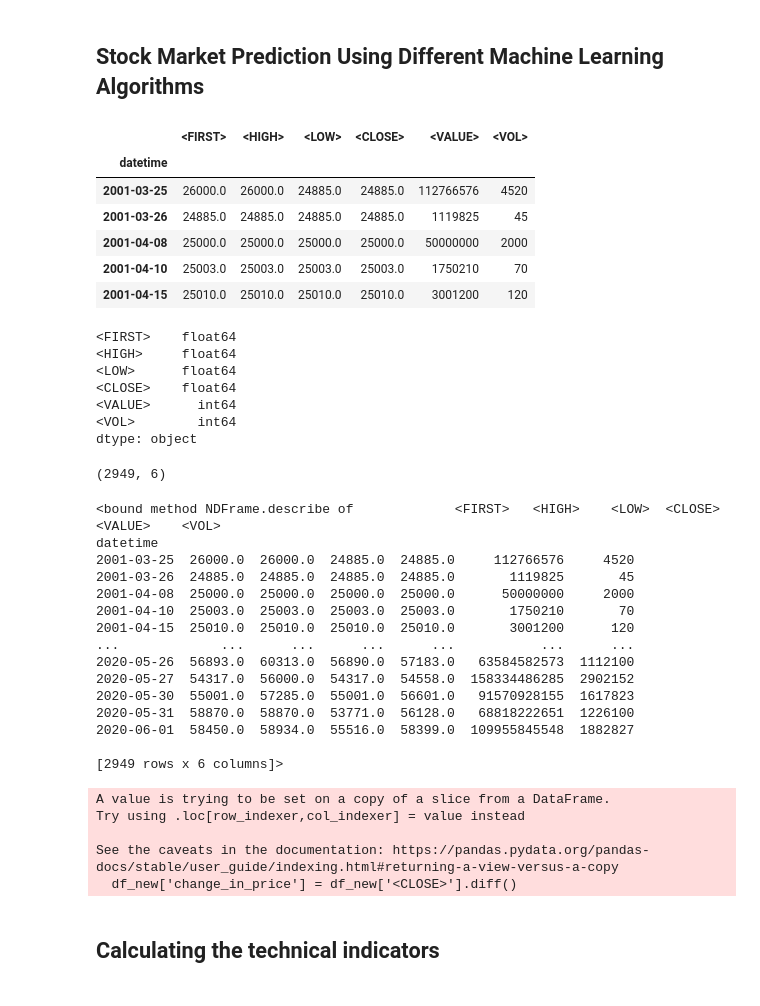
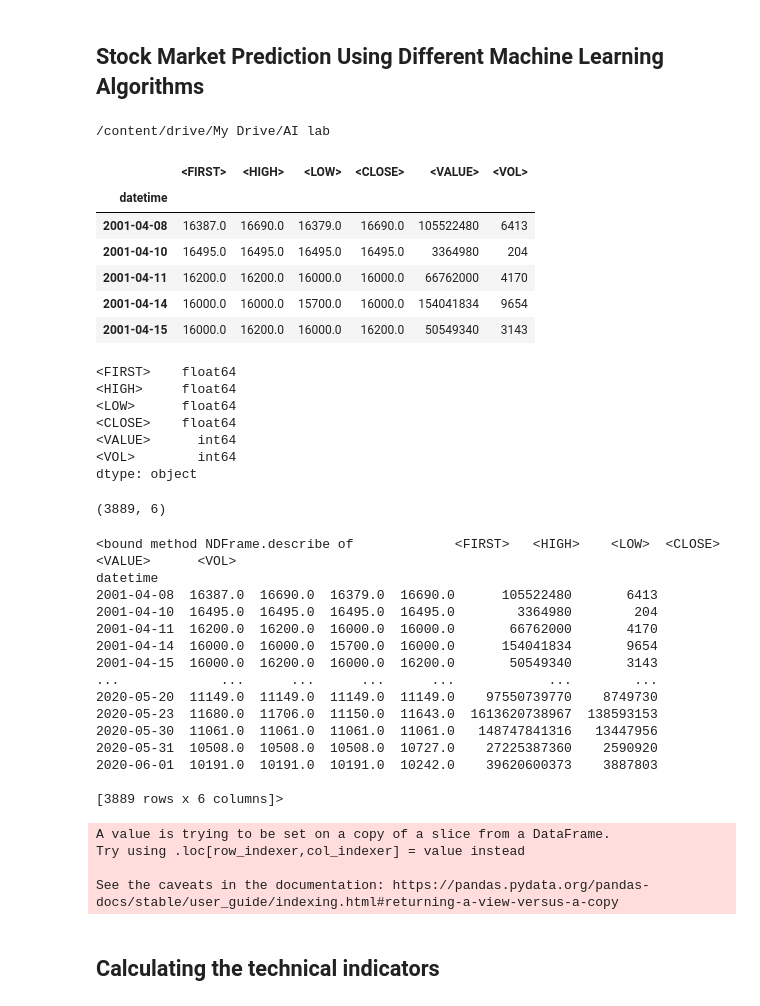
Before and after one commit to Devanshi-123/stock_market_prediction, a Jupyter notebook: Stock_Market_Prediction.ipynb, the cells around one changed output. Saved outputs shown, nothing was run; the diff lists cells and outputs as text; code cells hidden in the pictures.

```diff
--- a/Stock_Market_Prediction.ipynb
+++ b/Stock_Market_Prediction.ipynb
@@ -7,22 +7,26 @@ import numpy as np
 
 import matplotlib.pyplot as plt
 %matplotlib inline
+# %%
+cd /content/drive/My Drive/AI lab
+# %% [output]
+/content/drive/My Drive/AI lab
 # %%
 #Importing the dataset
-df=pd.read_csv("Stock_ABDI1.csv")
+df=pd.read_csv("Stock_ZMYD1.csv")
 df['datetime'] = pd.to_datetime(df['<DTYYYYMMDD>'], format='%Y%m%d')
 df.index = df['datetime']
 df.dropna()
 df_new = df[["<FIRST>","<HIGH>","<LOW>","<CLOSE>","<VALUE>","<VOL>"]]
 df_new.head()
 # %% [output]
 |  | <FIRST> | <HIGH> | <LOW> | <CLOSE> | <VALUE> | <VOL> |
 | datetime |  |  |  |  |  |  |
-| 2001-03-25 | 26000.0 | 26000.0 | 24885.0 | 24885.0 | 112766576 | 4520 |
-| 2001-03-26 | 24885.0 | 24885.0 | 24885.0 | 24885.0 | 1119825 | 45 |
-| 2001-04-08 | 25000.0 | 25000.0 | 25000.0 | 25000.0 | 50000000 | 2000 |
-| 2001-04-10 | 25003.0 | 25003.0 | 25003.0 | 25003.0 | 1750210 | 70 |
-| 2001-04-15 | 25010.0 | 25010.0 | 25010.0 | 25010.0 | 3001200 | 120 |
+| 2001-04-08 | 16387.0 | 16690.0 | 16379.0 | 16690.0 | 105522480 | 6413 |
+| 2001-04-10 | 16495.0 | 16495.0 | 16495.0 | 16495.0 | 3364980 | 204 |
+| 2001-04-11 | 16200.0 | 16200.0 | 16000.0 | 16000.0 | 66762000 | 4170 |
+| 2001-04-14 | 16000.0 | 16000.0 | 15700.0 | 16000.0 | 154041834 | 9654 |
+| 2001-04-15 | 16000.0 | 16200.0 | 16000.0 | 16200.0 | 50549340 | 3143 |
 # %%
 df_new.dtypes
 # %% [output]
@@ -36,25 +40,25 @@ dtype: object
 # %%
 df_new.shape
 # %% [output]
-(2949, 6)
+(3889, 6)
 # %%
 df_new.describe
 # %% [output]
-<bound method NDFrame.describe of             <FIRST>   <HIGH>    <LOW>  <CLOSE>       <VALUE>    <VOL>
+<bound method NDFrame.describe of             <FIRST>   <HIGH>    <LOW>  <CLOSE>        <VALUE>      <VOL>
 datetime
-2001-03-25  26000.0  26000.0  24885.0  24885.0     112766576     4520
-2001-03-26  24885.0  24885.0  24885.0  24885.0       1119825       45
-2001-04-08  25000.0  25000.0  25000.0  25000.0      50000000     2000
-2001-04-10  25003.0  25003.0  25003.0  25003.0       1750210       70
-2001-04-15  25010.0  25010.0  25010.0  25010.0       3001200      120
-...             ...      ...      ...      ...           ...      ...
-2020-05-26  56893.0  60313.0  56890.0  57183.0   63584582573  1112100
-2020-05-27  54317.0  56000.0  54317.0  54558.0  158334486285  2902152
-2020-05-30  55001.0  57285.0  55001.0  56601.0   91570928155  1617823
-2020-05-31  58870.0  58870.0  53771.0  56128.0   68818222651  1226100
-2020-06-01  58450.0  58934.0  55516.0  58399.0  109955845548  1882827
+2001-04-08  16387.0  16690.0  16379.0  16690.0      105522480       6413
+2001-04-10  16495.0  16495.0  16495.0  16495.0        3364980        204
+2001-04-11  16200.0  16200.0  16000.0  16000.0       66762000       4170
+2001-04-14  16000.0  16000.0  15700.0  16000.0      154041834       9654
+2001-04-15  16000.0  16200.0  16000.0  16200.0       50549340       3143
+...             ...      ...      ...      ...            ...        ...
+2020-05-20  11149.0  11149.0  11149.0  11149.0    97550739770    8749730
+2020-05-23  11680.0  11706.0  11150.0  11643.0  1613620738967  138593153
+2020-05-30  11061.0  11061.0  11061.0  11061.0   148747841316   13447956
+2020-05-31  10508.0  10508.0  10508.0  10727.0    27225387360    2590920
+2020-06-01  10191.0  10191.0  10191.0  10242.0    39620600373    3887803
 
-[2949 rows x 6 columns]>
+[3889 rows x 6 columns]>
 # %%
 #Calculating the change in price
 df_new['change_in_price'] = df_new['<CLOSE>'].diff()
@@ -63,7 +67,6 @@ A value is trying to be set on a copy of a slice from a DataFrame.
 Try using .loc[row_indexer,col_indexer] = value instead
 
 See the caveats in the documentation: https://pandas.pydata.org/pandas-docs/stable/user_guide/indexing.html#returning-a-view-versus-a-copy
-  df_new['change_in_price'] = df_new['<CLOSE>'].diff()
 # %% [markdown]
 ## Calculating the technical indicators
 # %%
```
Also changed, not shown: parts of 31 cells of this notebook.
